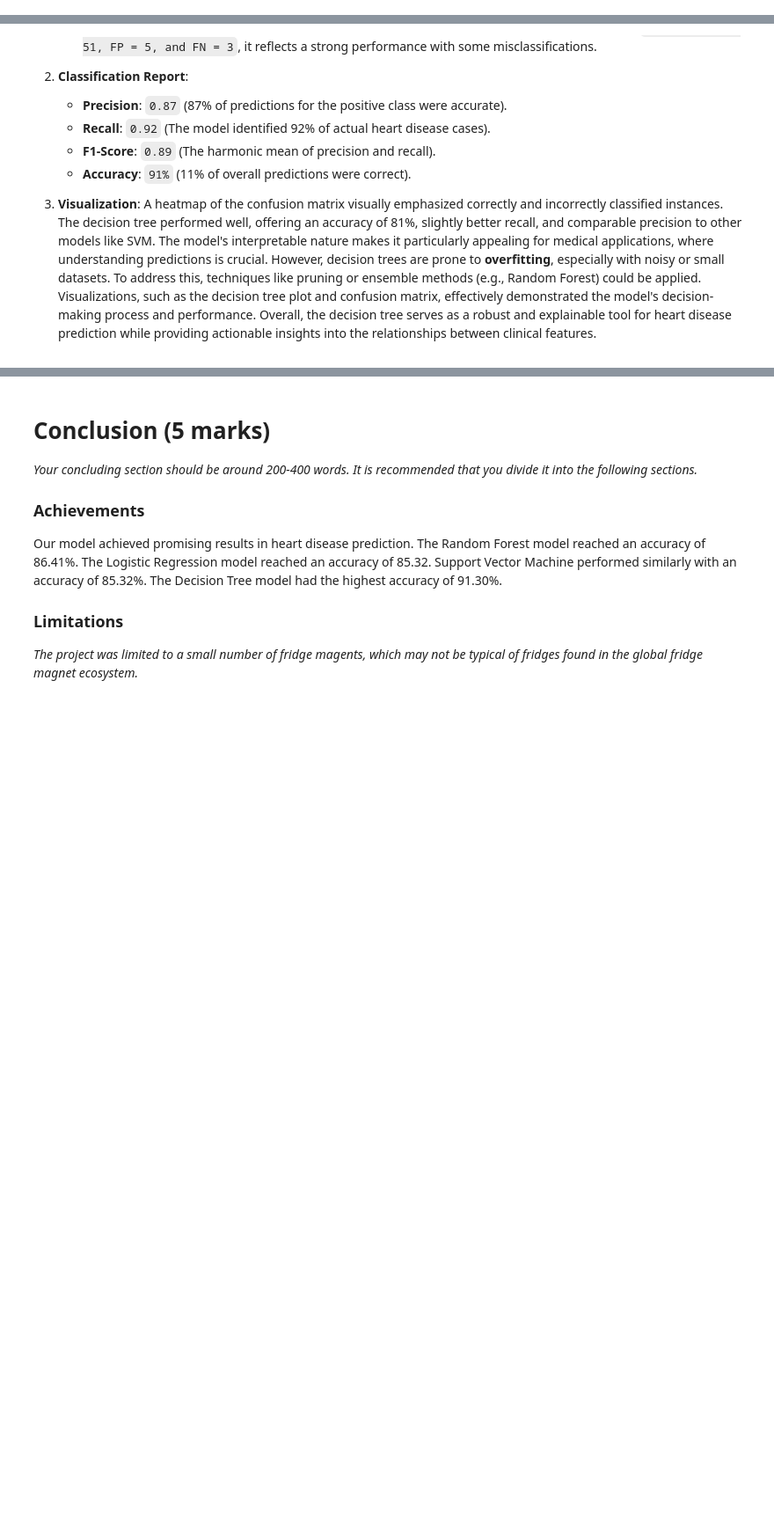
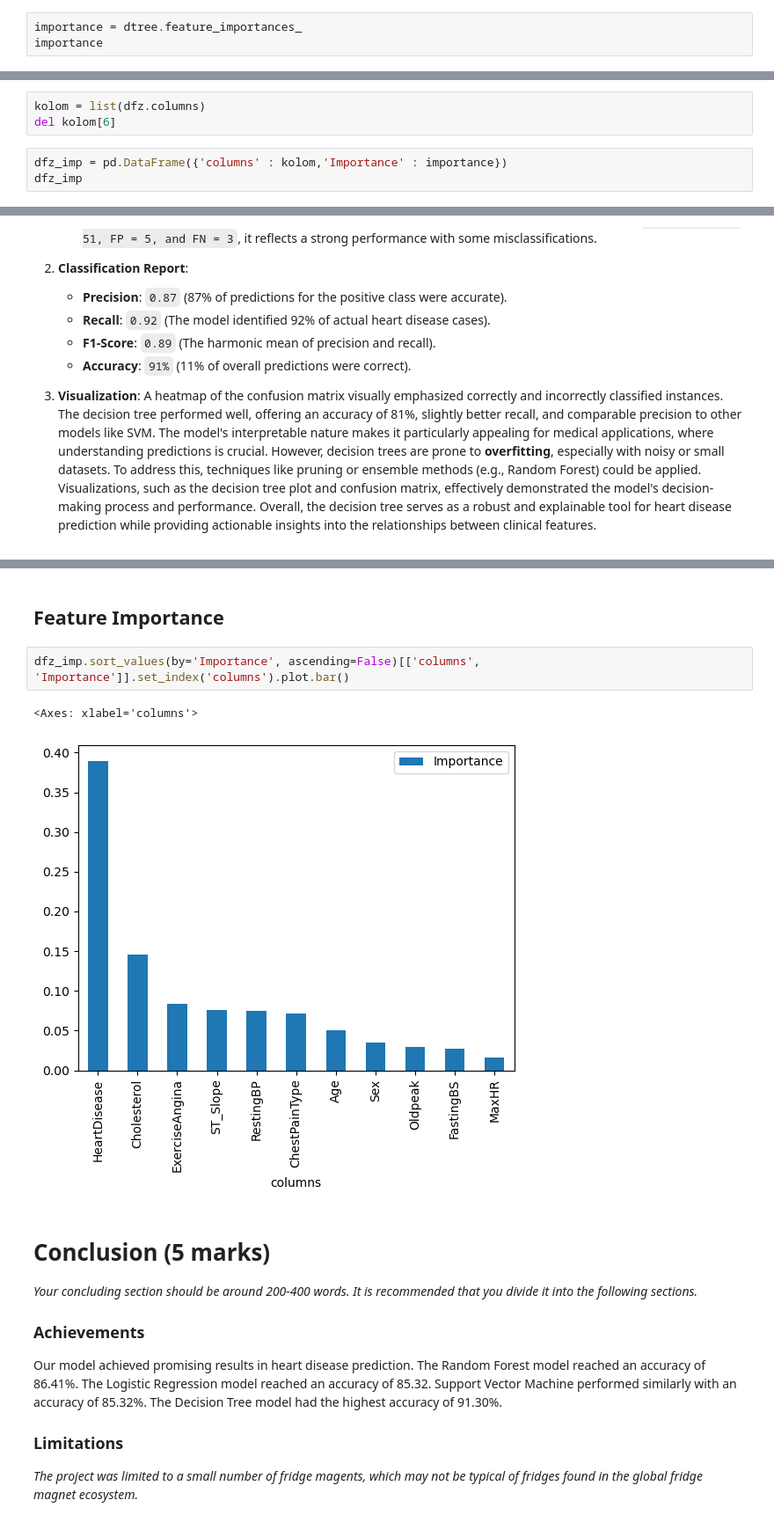
Before and after one commit to BhargavKumarNath/Heart_Failure_Prediction, a Jupyter notebook: Group_project.ipynb, the cells around one changed output, grey strips where cells are left out. Shown at 88% size. Cells and saved outputs as stored; diff of their text form; blank space fills up the shorter version.

```diff
--- a/Group_project.ipynb
+++ b/Group_project.ipynb
@@ -958,0 +1224,3 @@ def roc():
+# %%
+importance = dtree.feature_importances_
+importance
@@ -958,0 +1231,6 @@ def roc():
+# %%
+kolom = list(dfz.columns)
+del kolom[6]
+# %%
+dfz_imp = pd.DataFrame({'columns' : kolom,'Importance' : importance})
+dfz_imp
@@ -1159,3 +1476,10 @@ To predict the likelihood of heart disease, we employed a **Decision Tree Classi
+# %% [markdown]
+## Feature Importance
+# %%
+dfz_imp.sort_values(by='Importance', ascending=False)[['columns', 'Importance']].set_index('columns').plot.bar()
+# %% [output]
+<Axes: xlabel='columns'>
+[figure, added]
 # %% [markdown]
 # Conclusion (5 marks)
 
```
Also changed, not shown: parts of 50 cells of this notebook.
